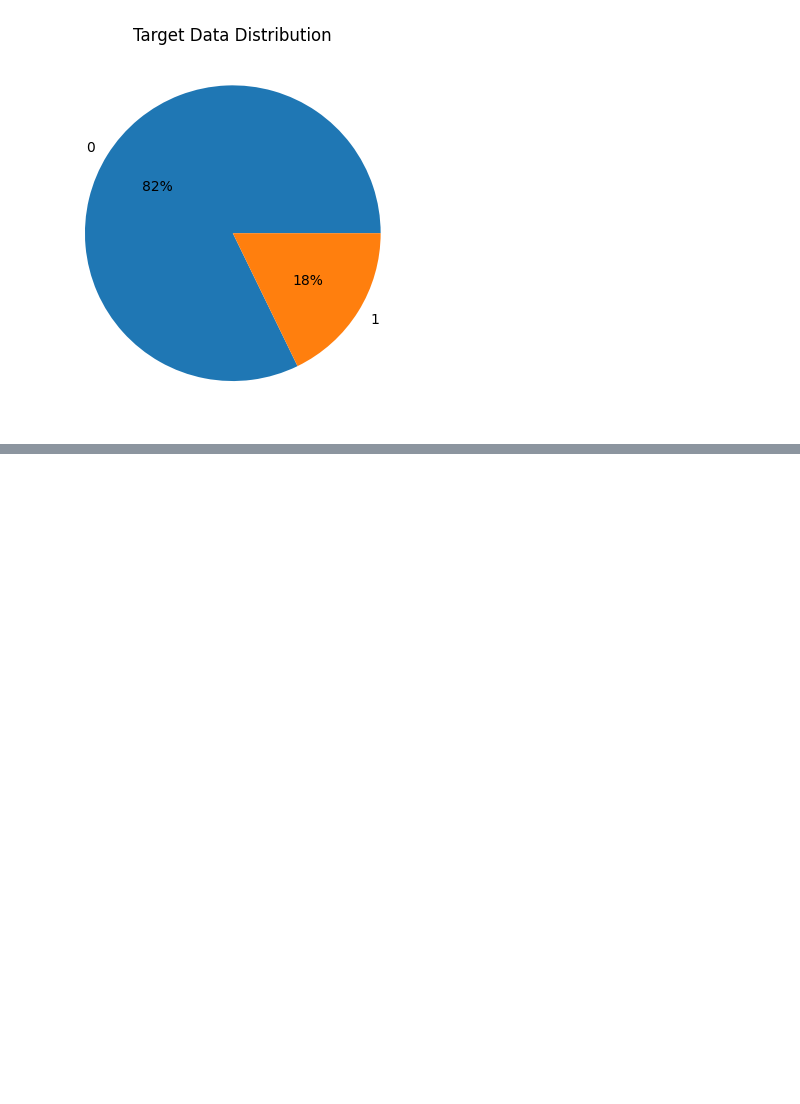
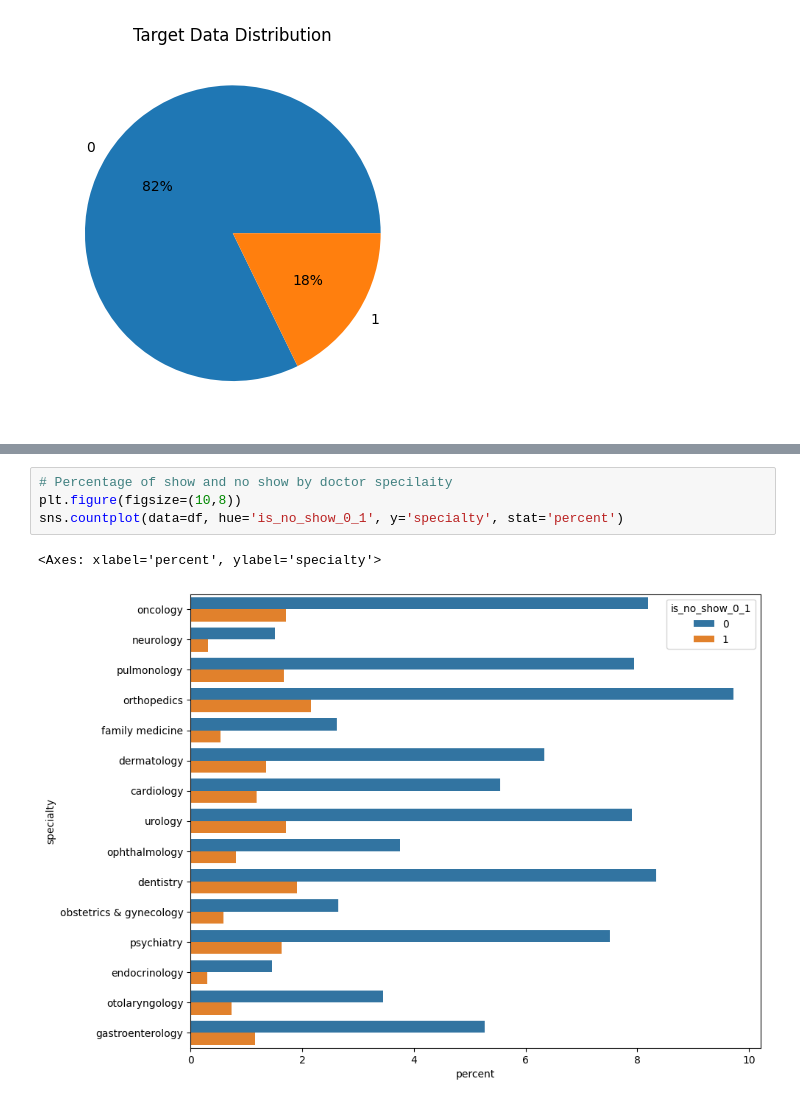
Before and after one commit to ssunuwar33/healthplusclinic, a Jupyter notebook: notebooks/01_eda.ipynb, the cells around one changed output, grey strips where cells are left out. Cells and saved outputs as stored; diff of their text form; blank space fills up the shorter version.

```diff
--- a/notebooks/01_eda.ipynb
+++ b/notebooks/01_eda.ipynb
@@ -290,0 +304,7 @@ Text(0.5, 1.0, 'Target Data Distribution')
+# %%
+# Percentage of show and no show by doctor specilaity
+plt.figure(figsize=(10,8))
+sns.countplot(data=df, hue='is_no_show_0_1', y='specialty', stat='percent')
+# %% [output]
+<Axes: xlabel='percent', ylabel='specialty'>
+[figure, added]
```
Also changed, not shown: parts of 3 cells of this notebook.
